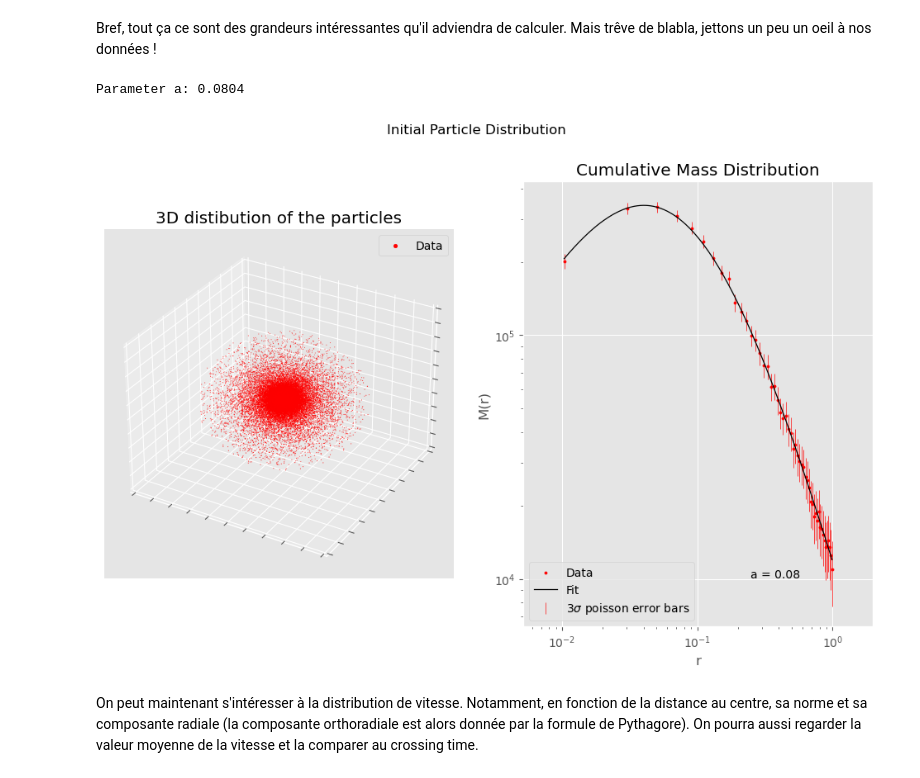
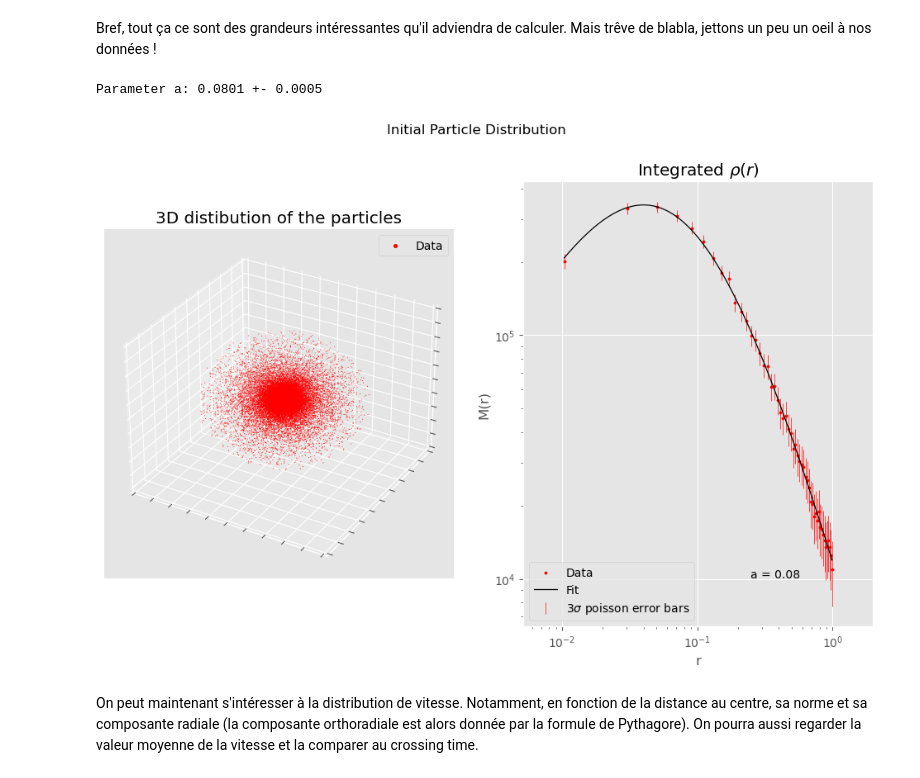
Before and after one commit to ProfesseurShadoko/compastro, a Jupyter notebook: scripts/main.ipynb, the cells around one changed output. Drawn from its saved outputs; the diff is of its cells as text; code cells hidden in the pictures.

```diff
--- a/scripts/main.ipynb
+++ b/scripts/main.ipynb
@@ -133,6 +133,7 @@ Bref, tout ça ce sont des grandeurs intéressantes qu'il adviendra de calculer.
 NBINS = 50
 
 df_to_plot = particles_data[particles_data["r"]<1]
+M = particles_data["m"].sum()
 
 #3d scatter of the data
 plt.figure()
@@ -152,45 +153,55 @@ plt.subplot(grid[1])
 # we need this data if we want to do a fit
 hist, bin_edges = np.histogram(df_to_plot["r"], bins=NBINS, weights=df_to_plot["m"])
 bin_centers = (bin_edges[1:] + bin_edges[:-1]) / 2
+errors = np.sqrt(hist / (M/len(df_to_plot))) * M/len(df_to_plot) * 3 # sigma = sqrt(N)
 
 
-M = particles_data["m"].sum()
 def rho(r, a):
     rho_r = M / (2*np.pi) * (a/r) * 1/((r+a)**3)
     return rho_r * 4*np.pi*r**2 * 1/NBINS
 
 x = np.linspace(min(bin_centers), max(bin_centers), 1000)
-a, _ = curve_fit(rho, bin_centers, hist)
+a, a_cov = curve_fit(rho, bin_centers, hist, sigma=errors)
 a = a[0]
-print(f"Parameter a: {a:.4f}")
+uncertainty = np.sqrt(a_cov[0, 0])
+print(f"Parameter a: {a:.4f} +- {uncertainty:.4f}")
 
 # count the number of particles in each bin
 
-plt.title("Cumulative Mass Distribution")
+plt.title(r"Integrated $\rho(r)$")
 
 
 plt.scatter(bin_centers, hist, color='red', s=5, label="Data")
 
-errors = np.sqrt(hist / (M/len(df_to_plot))) * M/len(df_to_plot) * 3 # sigma = sqrt(N)
+
 plt.errorbar(bin_centers, hist, yerr=errors, fmt='none', color='red', elinewidth=0.5, label = "$3\sigma$ poisson error bars") # we don't see a thing...
 
 plt.plot(x, rho(x, a), label="Fit", color='black', linewidth=0.9)
 #errors = np.sqrt(rho(x, a))*5
 #plt.fill_between(x, rho(x, a)-errors, rho(x, a)+errors, alpha=0.3, color='black')
 plt.text(0.65, 0.11, f"a = {a:.2f}", transform=plt.gca().transAxes)
 
 plt.xlabel("r")
 plt.ylabel("M(r)")
 plt.xlim(np.min(x)/2, np.max(x)*2)
 
 plt.xscale("log")
 plt.yscale("log")
 
 plt.legend()
 plt.show()
+
+
+
+# let's use fitted a
+def cumulative_mass(r):
+    return M * r**2 / (r+a)**2
+
+def v_circular(r):
+    return np.sqrt(cumulative_mass(r) / r) # \sqrt{GM/r}
 # %% [output]
-Parameter a: 0.0804
+Parameter a: 0.0801 +- 0.0005
-[figure, old version]
+[figure, new version]
 # %% [markdown]
 On peut maintenant s'intéresser à la distribution de vitesse. Notamment, en fonction de la distance au centre, sa norme et sa composante radiale (la composante orthoradiale est alors donnée par la formule de Pythagore). On pourra aussi regarder la valeur moyenne de la vitesse et la comparer au crossing time.
 # %%
```
Also changed, not shown: parts of 26 cells of this notebook, 9 other files.
